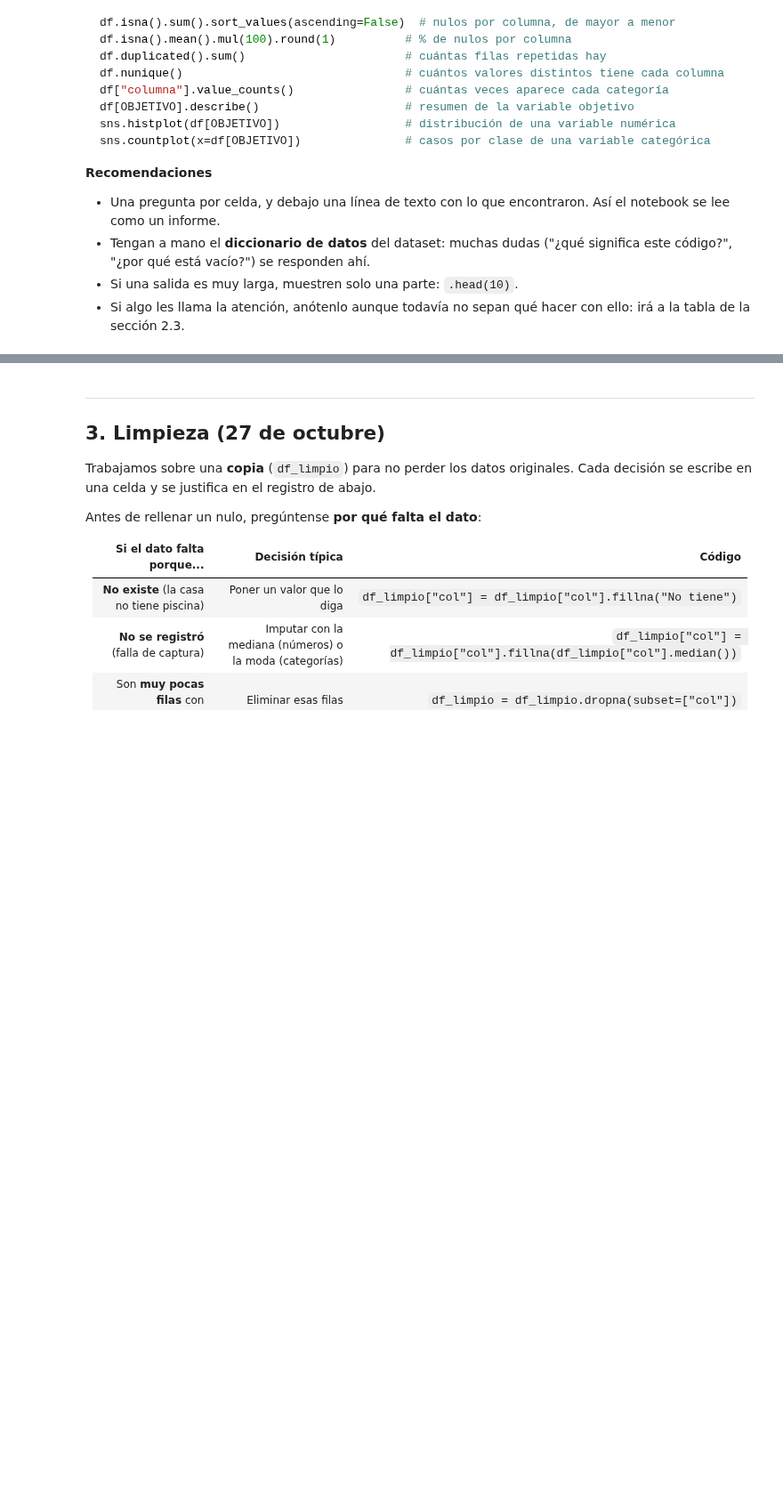
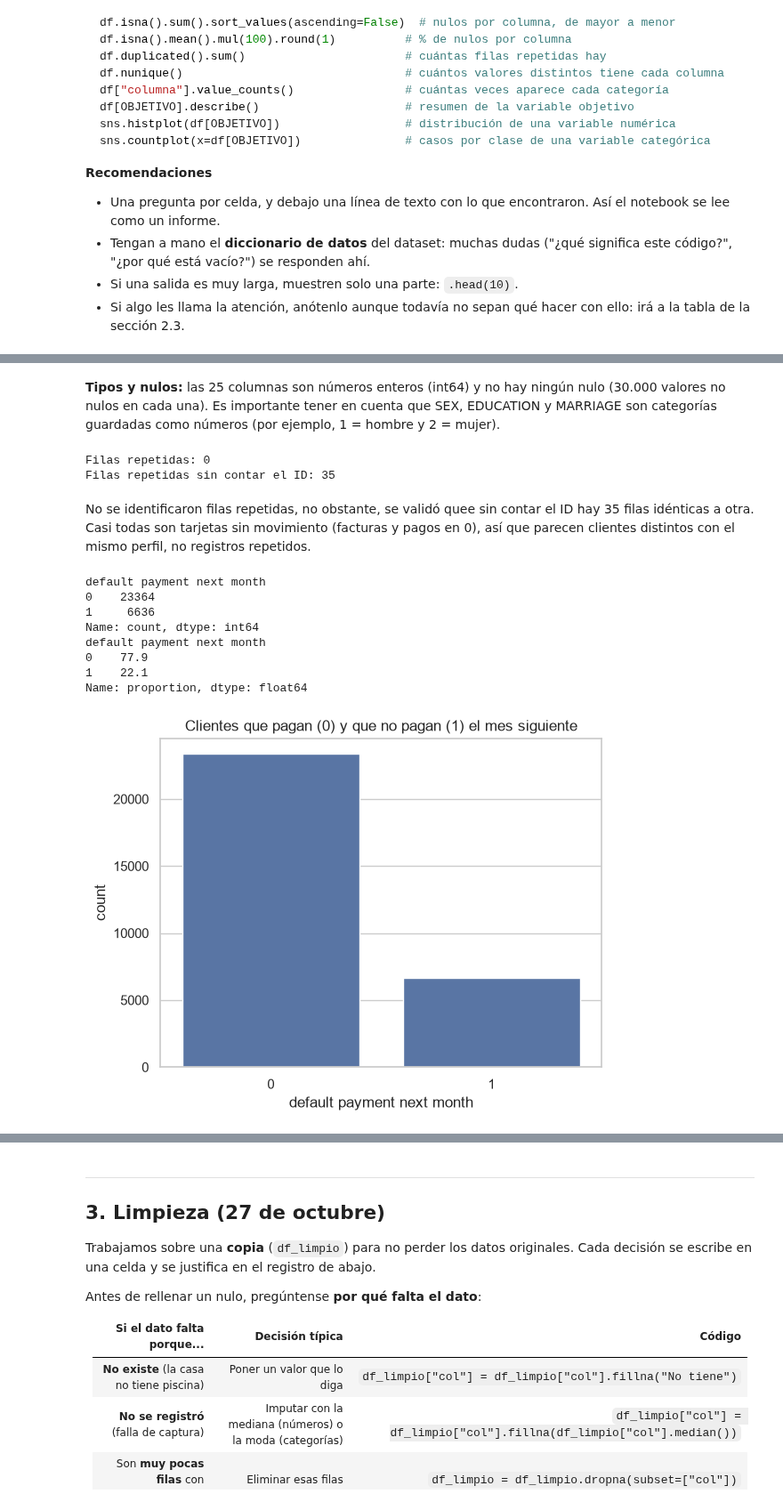
Before and after one commit to lfdaps/proyecto-equipo_1, a Jupyter notebook: notebooks/proyecto_equipo.ipynb, the cells around one changed output, grey strips where cells are left out. Shown at 89% size. Cells and saved outputs as stored; diff of their text form; code cells hidden in the pictures; blank space fills up the shorter version.

Commit message:
feat: agrega problema, configuración y perfil de los datos

```diff
--- a/notebooks/proyecto_equipo.ipynb
+++ b/notebooks/proyecto_equipo.ipynb
@@ -33,11 +33,12 @@ Este notebook es **el proyecto del equipo**. Se llena por partes, una sección e
 - `TIPO_PROBLEMA`: `"regresion"` si el objetivo es un número (precio, ventas, días) o `"clasificacion"` si es una categoría (sí/no, tipo de cliente).
 - `COLUMNAS_A_EXCLUIR`: columnas que **no** deben usarse para predecir, por ejemplo identificadores o columnas que solo se conocen después del resultado (*data leakage*).
 # %%
-ARCHIVO = "../data/raw/COMPLETAR.csv"
+ARCHIVO = "../data/raw/default_credit_card_clients.csv"
 SEPARADOR = ","
-OBJETIVO = "COMPLETAR"
-TIPO_PROBLEMA = "regresion"  # "regresion" o "clasificacion"
-COLUMNAS_A_EXCLUIR = []  # por ejemplo: ["id", "fecha_cancelacion"]
+OBJETIVO = "default payment next month"
+TIPO_PROBLEMA = "clasificacion"  # "regresion" o "clasificacion"
+COLUMNAS_A_EXCLUIR = ["ID"]  # el ID identifica al cliente, no ayuda a predecir
+
 
 SEMILLA = 42  # fija el azar para que los resultados se repitan
 # %%
@@ -148,0 +159,28 @@ sns.countplot(x=df[OBJETIVO])               # casos por clase de una variable ca
+# %% [markdown]
+**Tipos y nulos:** las 25 columnas son números enteros (int64) y no hay ningún nulo (30.000 valores no nulos en cada una). Es importante tener en cuenta que SEX, EDUCATION y MARRIAGE son categorías guardadas como números (por ejemplo, 1 = hombre y 2 = mujer).
+# %%
+# ¿Hay filas repetidas? Primero con todas las columnas y luego sin el ID
+print("Filas repetidas:", df.duplicated().sum())
+print("Filas repetidas sin contar el ID:", df.drop(columns="ID").duplicated().sum())
+# %% [output]
+Filas repetidas: 0
+Filas repetidas sin contar el ID: 35
+# %% [markdown]
+No se identificaron filas repetidas, no obstante, se validó quee sin contar el ID hay 35 filas idénticas a otra. Casi todas son tarjetas sin movimiento (facturas y pagos en 0), así que parecen clientes distintos con el mismo perfil, no registros repetidos.
+# %%
+# ¿Cómo se ve la variable objetivo? ¿Las clases están balanceadas?
+print(df[OBJETIVO].value_counts())
+print(df[OBJETIVO].value_counts(normalize=True).mul(100).round(1))
+sns.countplot(x=df[OBJETIVO])
+plt.title("Clientes que pagan (0) y que no pagan (1) el mes siguiente")
+plt.show()
+# %% [output]
+default payment next month
+0    23364
+1     6636
+Name: count, dtype: int64
+default payment next month
+0    77.9
+1    22.1
+Name: proportion, dtype: float64
+[figure, added]
```
Also changed, not shown: parts of 23 cells of this notebook.
